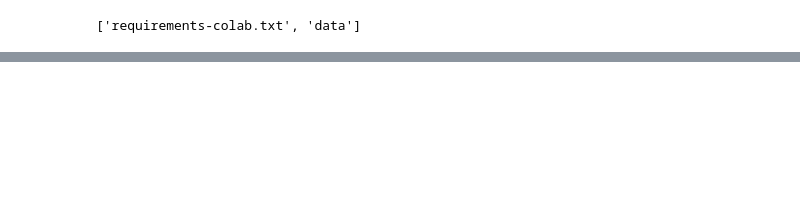
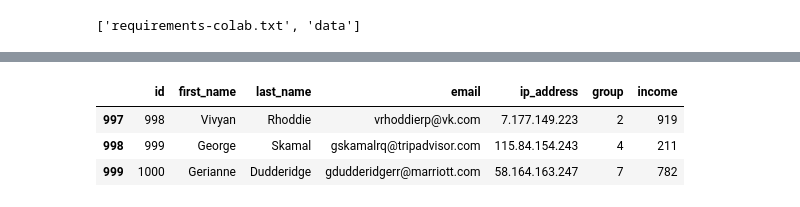
Before and after one commit to Luis-Amagua/Visualizacion_datos_Python, a Jupyter notebook: 1_Configuraciones.ipynb, the cells around one changed output, grey strips where cells are left out. Cells and saved outputs as stored; diff of their text form; code cells hidden in the pictures; blank space fills up the shorter version.

```diff
--- a/1_Configuraciones.ipynb
+++ b/1_Configuraciones.ipynb
@@ -46,0 +75,7 @@ Requirement already satisfied: chardet<5,>=3.0.2 in /usr/local/lib/python3.8/dis
+# %%
+df.tail(3) # se visualiza las ultimas lineas
+# %% [output]
+|  | id | first_name | last_name | email | ip_address | group | income |
+| 997 | 998 | Vivyan | Rhoddie | vrhoddierp@vk.com | 7.177.149.223 | 2 | 919 |
+| 998 | 999 | George | Skamal | gskamalrq@tripadvisor.com | 115.84.154.243 | 4 | 211 |
+| 999 | 1000 | Gerianne | Dudderidge | gdudderidgerr@marriott.com | 58.164.163.247 | 7 | 782 |
```
Also changed, not shown: parts of 16 cells of this notebook.
